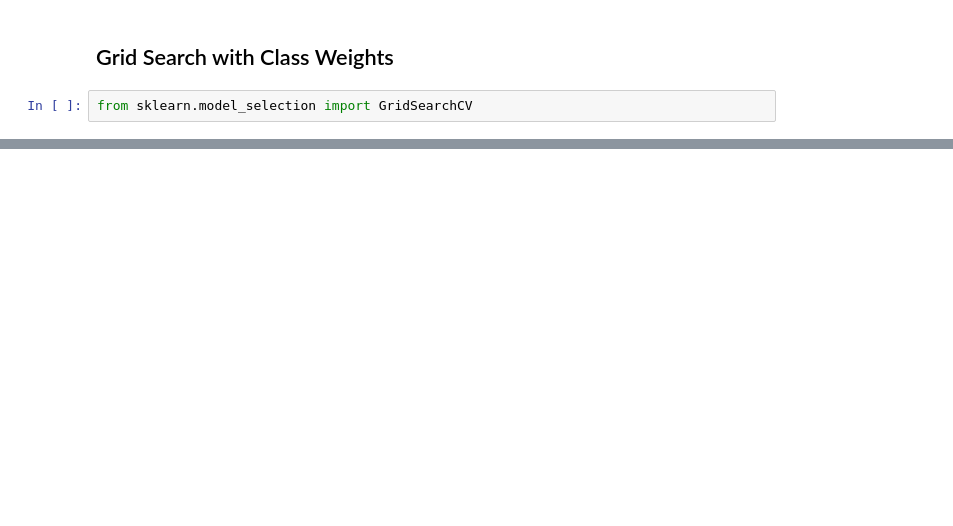
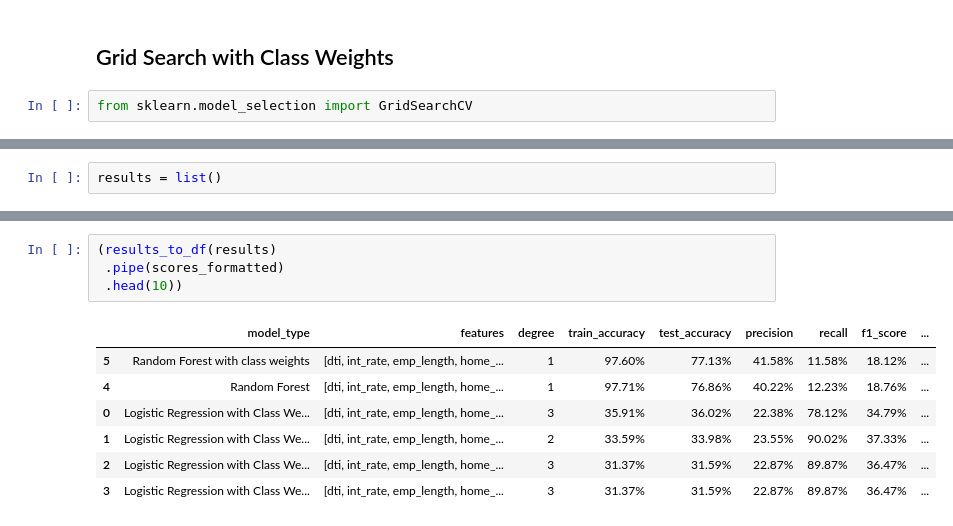
Before and after one commit to bfitzpa5/Metis_Projects, a Jupyter notebook: 03-mcnulty/mcnulty_modeling.ipynb, the cells around one changed output, grey strips where cells are left out. Drawn from its saved outputs; the diff is of its cells as text; blank space fills up the shorter version.

```diff
--- a/03-mcnulty/mcnulty_modeling.ipynb
+++ b/03-mcnulty/mcnulty_modeling.ipynb
@@ -380,0 +381,2 @@ clf = GridSearchCV(pipeline, hyperparameters, scoring='f1', cv=5)
+# %%
+results = list()
@@ -380,0 +453,12 @@ clf = GridSearchCV(pipeline, hyperparameters, scoring='f1', cv=5)
+# %%
+(results_to_df(results)
+ .pipe(scores_formatted)
+ .head(10))
+# %% [output]
+|  | model_type | features | degree | train_accuracy | test_accuracy | precision | recall | f1_score | ... |
+| 5 | Random Forest with class weights | [dti, int_rate, emp_length, home_... | 1 | 97.60% | 77.13% | 41.58% | 11.58% | 18.12% | ... |
+| 4 | Random Forest | [dti, int_rate, emp_length, home_... | 1 | 97.71% | 76.86% | 40.22% | 12.23% | 18.76% | ... |
+| 0 | Logistic Regression with Class We... | [dti, int_rate, emp_length, home_... | 3 | 35.91% | 36.02% | 22.38% | 78.12% | 34.79% | ... |
+| 1 | Logistic Regression with Class We... | [dti, int_rate, emp_length, home_... | 2 | 33.59% | 33.98% | 23.55% | 90.02% | 37.33% | ... |
+| 2 | Logistic Regression with Class We... | [dti, int_rate, emp_length, home_... | 3 | 31.37% | 31.59% | 22.87% | 89.87% | 36.47% | ... |
+| 3 | Logistic Regression with Class We... | [dti, int_rate, emp_length, home_... | 3 | 31.37% | 31.59% | 22.87% | 89.87% | 36.47% | ... |
```
Also changed, not shown: parts of 29 cells of this notebook.
